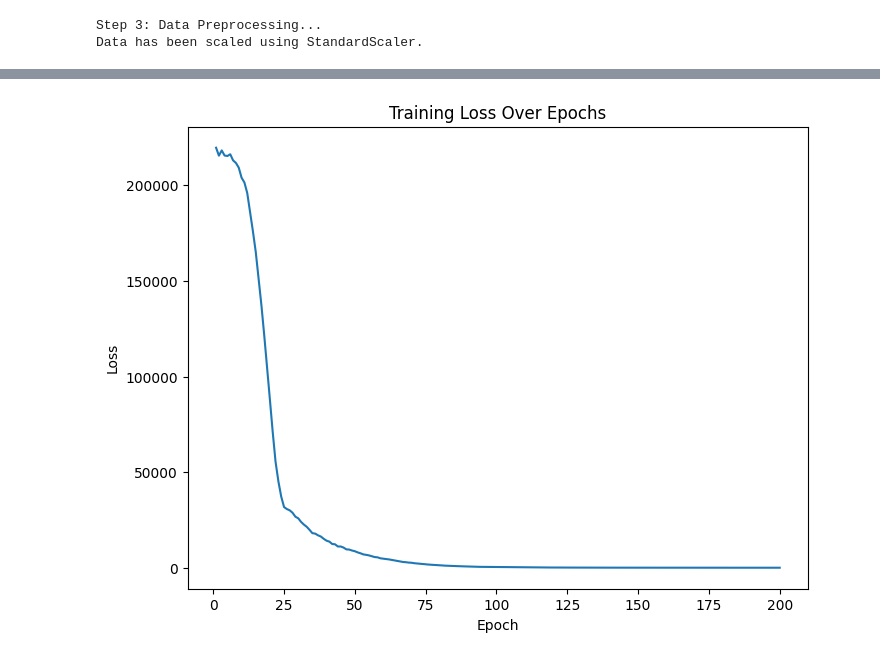
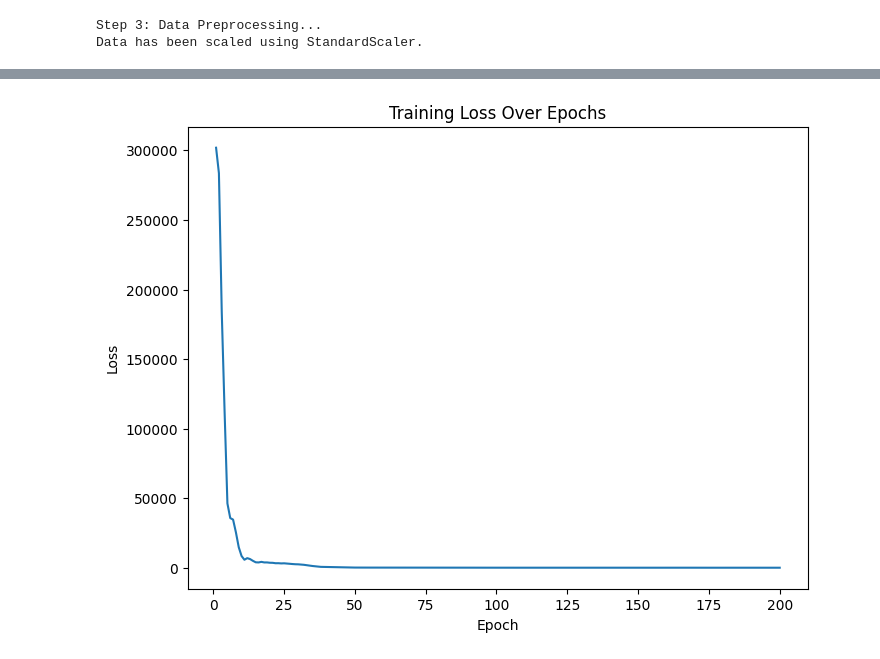
Before and after one commit to NealKapadia/Battery_Life_Prediction_Model, a Jupyter notebook: main.ipynb, the cells around one changed output, grey strips where cells are left out. Drawn from its saved outputs; the diff is of its cells as text; code cells hidden in the pictures.

```diff
--- a/main.ipynb
+++ b/main.ipynb
@@ -69,16 +69,17 @@ Data loaded:
 # %%
 # Step 2: Preparing Features and Target
 print('\nStep 2: Preparing Features and Target...')
-X = df.drop(columns=["cycle_life"])  # Remove the 'cycle_life' column, keeping everything else as features
-y = df["cycle_life"]  # 'cycle_life' is the target variable we want to predict
 
-print("Features:")
-print(X.head())  # Display the features (inputs)
-print("\nTarget:")
-print(y.head())  # Display the target variable (cycle life)
+y = df[["cycle_life", "energy_density"]]  # Extract the target variables ('cycle_life' and 'energy_density') into a separate DataFrame
+X = df.drop(columns=["cycle_life", "energy_density"])  # Remove the target columns from the features DataFrame
 
-X = X.values  # Convert the features into a numpy array (for easier handling by PyTorch)
-y = y.values  # Convert the target into a numpy array
+print("Features:")  # Indicate that the features are being displayed
+print(X.head())  # Display the first few rows of the features for verification
+print("\nTarget:")  # Indicate that the target variables are being displayed
+print(y.head())  # Display the first few rows of the target variables for verification
+
+X = X.values  # Convert the features DataFrame into a numpy array for easier handling in machine learning frameworks
+y = y.values  # Convert the target DataFrame into a numpy array
 # %% [output]
 Step 2: Preparing Features and Target...
 Features:
@@ -191,24 +222,38 @@ Epoch [200/200], Loss: 11.8596
 # %%
 # Step 6: Evaluating the Model
 print('\nStep 6: Evaluating the Model...')
-model.eval()  # Set the model to evaluation mode (no gradients)
-with torch.no_grad():  # Disable gradient calculation (faster)
-    predictions = model(X_tensor).numpy().flatten()  # Get predictions
-    mae = mean_absolute_error(y, predictions)  # Calculate Mean Absolute Error (MAE)
-    r2 = r2_score(y, predictions)  # Calculate R-squared score (how well predictions match actual values)
-    print(f"Mean Absolute Error (MAE): {mae:.2f}")
-    print(f"R² Score: {r2:.2f}")
 
+# Set the model to evaluation mode
+model.eval()  # Switch to evaluation mode (disables dropout and batch normalization if used)
+with torch.no_grad():  # Disable gradient calculation for faster computation and reduced memory usage
+    predictions = model(X_tensor).numpy()  # Generate predictions for the entire dataset
+    # predictions[:, 0] = Predicted values for cycle_life
+    # predictions[:, 1] = Predicted values for energy_density
+
+    # Evaluate the predictions for cycle_life
+    mae_cycle_life = mean_absolute_error(y[:, 0], predictions[:, 0])  # Calculate Mean Absolute Error (MAE) for cycle_life
+    r2_cycle_life = r2_score(y[:, 0], predictions[:, 0])  # Calculate R² score for cycle_life (goodness of fit)
+
+    # Evaluate the predictions for energy_density
+    mae_energy_density = mean_absolute_error(y[:, 1], predictions[:, 1])  # Calculate MAE for energy_density
+    r2_energy_density = r2_score(y[:, 1], predictions[:, 1])  # Calculate R² score for energy_density
+
+    # Print the evaluation metrics
+    print(f"Mean Absolute Error (MAE) for Cycle Life: {mae_cycle_life:.2f}, R²: {r2_cycle_life:.2f}")
+    print(f"Mean Absolute Error (MAE) for Energy Density: {mae_energy_density:.2f}, R²: {r2_energy_density:.2f}")
+
+    # Display predictions and true values for each sample
     print("\nPredictions vs True Values:")
     for i, (pred, true) in enumerate(zip(predictions, y)):
-        print(f"Sample {i+1}: Predicted: {pred:.2f}, True: {true:.2f}")
+        print(f"Sample {i+1}: Predicted Cycle Life: {pred[0]:.2f}, True: {true[0]:.2f}; "
+              f"Predicted Energy Density: {pred[1]:.2f}, True: {true[1]:.2f}")
 
-# Plot Loss History
-plt.figure(figsize=(8,6))  # Create a plot of training loss over time
-plt.plot(range(1, num_epochs+1), loss_history)
-plt.xlabel('Epoch')
-plt.ylabel('Loss')
-plt.title('Training Loss Over Epochs')
-plt.show()
+# Plot the loss history to visualize training performance over epochs
+plt.figure(figsize=(8, 6))  # Set the figure size
+plt.plot(range(1, num_epochs + 1), loss_history)  # Plot the training loss
+plt.xlabel('Epoch')  # Label for the x-axis
+plt.ylabel('Loss')  # Label for the y-axis
+plt.title('Training Loss Over Epochs')  # Title of the plot
+plt.show()  # Display the plot
 # %% [output]
 Step 6: Evaluating the Model...
@@ -231 +276 @@ Sample 30: Predicted: 505.36, True: 500.00
-[figure, old version]
+[figure, new version]
```
Also changed, not shown: parts of 9 cells of this notebook.
